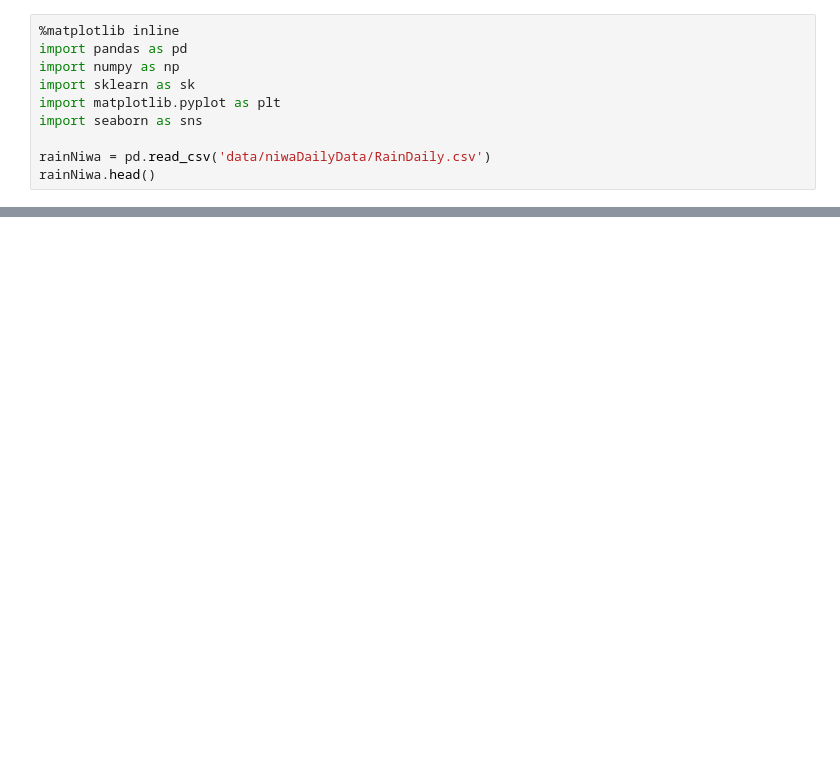
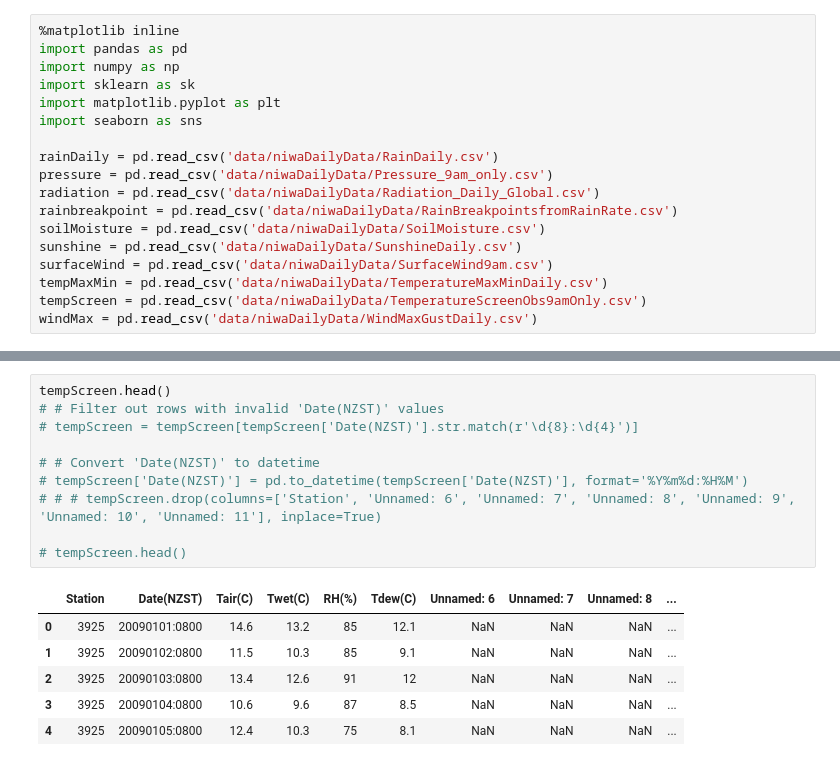
Before and after one commit to YingCG/research-weather-forecast, a Jupyter notebook: niwa_data_processing.ipynb, the cells around one changed output, grey strips where cells are left out. Drawn from its saved outputs; the diff is of its cells as text; blank space fills up the shorter version.

```diff
--- a/niwa_data_processing.ipynb
+++ b/niwa_data_processing.ipynb
@@ -6,5 +6,13 @@ import sklearn as sk
 import matplotlib.pyplot as plt
 import seaborn as sns
 
-rainNiwa = pd.read_csv('data/niwaDailyData/RainDaily.csv')
-rainNiwa.head()
+rainDaily = pd.read_csv('data/niwaDailyData/RainDaily.csv')
+pressure = pd.read_csv('data/niwaDailyData/Pressure_9am_only.csv')
+radiation = pd.read_csv('data/niwaDailyData/Radiation_Daily_Global.csv')
+rainbreakpoint = pd.read_csv('data/niwaDailyData/RainBreakpointsfromRainRate.csv')
+soilMoisture = pd.read_csv('data/niwaDailyData/SoilMoisture.csv')
+sunshine = pd.read_csv('data/niwaDailyData/SunshineDaily.csv')
+surfaceWind = pd.read_csv('data/niwaDailyData/SurfaceWind9am.csv')
+tempMaxMin = pd.read_csv('data/niwaDailyData/TemperatureMaxMinDaily.csv')
+tempScreen = pd.read_csv('data/niwaDailyData/TemperatureScreenObs9amOnly.csv')
+windMax = pd.read_csv('data/niwaDailyData/WindMaxGustDaily.csv')
@@ -27,0 +144,17 @@ pressure.head()
+# %%
+tempScreen.head()
+# # Filter out rows with invalid 'Date(NZST)' values
+# tempScreen = tempScreen[tempScreen['Date(NZST)'].str.match(r'\d{8}:\d{4}')]
+
+# # Convert 'Date(NZST)' to datetime
+# tempScreen['Date(NZST)'] = pd.to_datetime(tempScreen['Date(NZST)'], format='%Y%m%d:%H%M')
+# # # tempScreen.drop(columns=['Station', 'Unnamed: 6', 'Unnamed: 7', 'Unnamed: 8', 'Unnamed: 9', 'Unnamed: 10', 'Unnamed: 11'], inplace=True)
+
+# tempScreen.head()
+# %% [output]
+|  | Station | Date(NZST) | Tair(C) | Twet(C) | RH(%) | Tdew(C) | Unnamed: 6 | Unnamed: 7 | Unnamed: 8 | ... |
+| 0 | 3925 | 20090101:0800 | 14.6 | 13.2 | 85 | 12.1 | NaN | NaN | NaN | ... |
+| 1 | 3925 | 20090102:0800 | 11.5 | 10.3 | 85 | 9.1 | NaN | NaN | NaN | ... |
+| 2 | 3925 | 20090103:0800 | 13.4 | 12.6 | 91 | 12 | NaN | NaN | NaN | ... |
+| 3 | 3925 | 20090104:0800 | 10.6 | 9.6 | 87 | 8.5 | NaN | NaN | NaN | ... |
+| 4 | 3925 | 20090105:0800 | 12.4 | 10.3 | 75 | 8.1 | NaN | NaN | NaN | ... |
```
Also changed, not shown: parts of 18 cells of this notebook, 4 other files.
